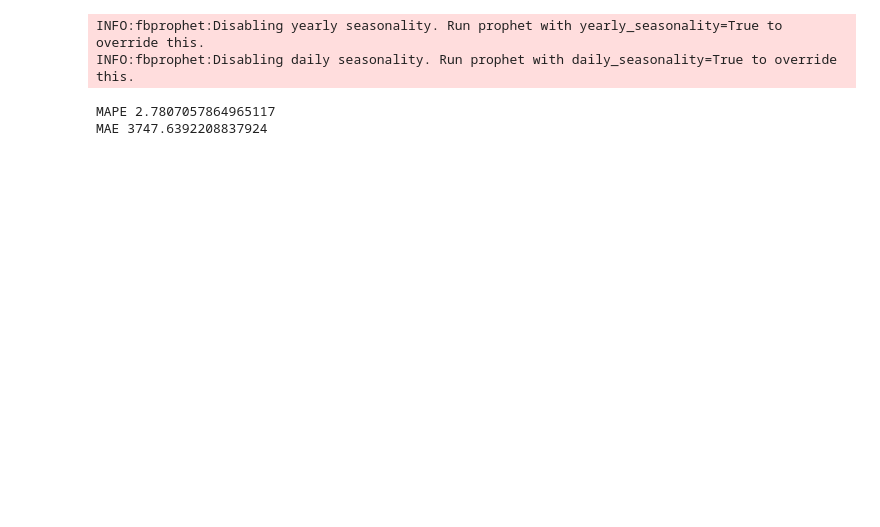
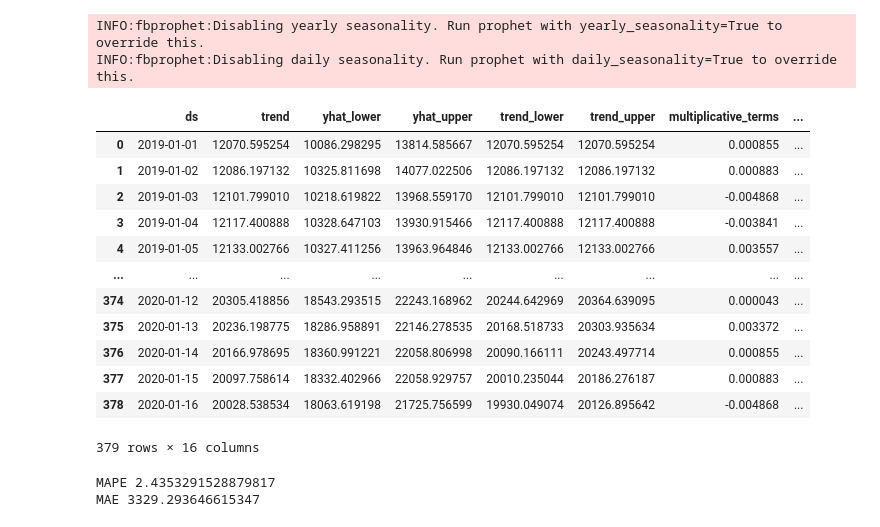
Before and after one commit to ReynaldoMR3/bitso_bitcoin_forecaster, a Jupyter notebook: tests_with_jupyternotebook/Creating the pipeline.ipynb, the cells around one changed output. Cells and saved outputs as stored; diff of their text form; code cells hidden in the pictures; blank space fills up the shorter version.

```diff
--- a/tests_with_jupyternotebook/Creating the pipeline.ipynb
+++ b/tests_with_jupyternotebook/Creating the pipeline.ipynb
@@ -28,7 +28,7 @@ API_KEY = [i.split('\n') for i in b][0][0]
 api = bitso.Api(API_KEY, API_SECRET)
 # %%
 '''
-marker for last_scrap on 19-12-22: 12992700, i save this marker so i can use it
+marker for last_scrap on 1-1-20: 13059700, I save this marker so i can use it
 the next time i'm scrapping
 '''
 #Defining the empyt lists of the elements we need from the api.
@@ -39,7 +39,7 @@ btc_mxn_hour = []
 btc_mxn_side = []
 
 #Marker than changes the time in the api calls.
-mark = 12992700
+mark = 13059700
 
 #Datetime when the code is running
 now = datetime.datetime.now(timezone.utc)
@@ -233,6 +261,22 @@ forecast2 = m2.predict(future2)
 # %% [output]
 INFO:fbprophet:Disabling yearly seasonality. Run prophet with yearly_seasonality=True to override this.
 INFO:fbprophet:Disabling daily seasonality. Run prophet with daily_seasonality=True to override this.
+# %%
+forecast2
+# %% [output]
+|  | ds | trend | yhat_lower | yhat_upper | trend_lower | trend_upper | multiplicative_terms | ... |
+| 0 | 2019-01-01 | 12070.595254 | 10086.298295 | 13814.585667 | 12070.595254 | 12070.595254 | 0.000855 | ... |
+| 1 | 2019-01-02 | 12086.197132 | 10325.811698 | 14077.022506 | 12086.197132 | 12086.197132 | 0.000883 | ... |
+| 2 | 2019-01-03 | 12101.799010 | 10218.619822 | 13968.559170 | 12101.799010 | 12101.799010 | -0.004868 | ... |
+| 3 | 2019-01-04 | 12117.400888 | 10328.647103 | 13930.915466 | 12117.400888 | 12117.400888 | -0.003841 | ... |
+| 4 | 2019-01-05 | 12133.002766 | 10327.411256 | 13963.964846 | 12133.002766 | 12133.002766 | 0.003557 | ... |
+| ... | ... | ... | ... | ... | ... | ... | ... | ... |
+| 374 | 2020-01-12 | 20305.418856 | 18543.293515 | 22243.168962 | 20244.642969 | 20364.639095 | 0.000043 | ... |
+| 375 | 2020-01-13 | 20236.198775 | 18286.958891 | 22146.278535 | 20168.518733 | 20303.935634 | 0.003372 | ... |
+| 376 | 2020-01-14 | 20166.978695 | 18360.991221 | 22058.806998 | 20090.166111 | 20243.497714 | 0.000855 | ... |
+| 377 | 2020-01-15 | 20097.758614 | 18332.402966 | 22058.929757 | 20010.235044 | 20186.276187 | 0.000883 | ... |
+| 378 | 2020-01-16 | 20028.538534 | 18063.619198 | 21725.756599 | 19930.049074 | 20126.895642 | -0.004868 | ... |
+379 rows × 16 columns
 # %%
 for column in ['yhat', 'yhat_lower', 'yhat_upper']:
     forecast2[column] = inverse_boxcox(forecast2[column],
@@ -242,7 +286,7 @@ cmp_df2 = make_comparison_dataframe(btc_24h_avg, forecast2)
 for err_name, err_value in calculate_forecast_errors(cmp_df2, 15).items():
      print(err_name, err_value)
 # %% [output]
-MAPE 2.7807057864965117
-MAE 3747.6392208837924
+MAPE 2.4353291528879817
+MAE 3329.293646615347
 # %%
 def show_forecast(cmp_df, num_predictions, num_values, title):
```
Also changed, not shown: parts of 5 cells of this notebook, 2 other files.
